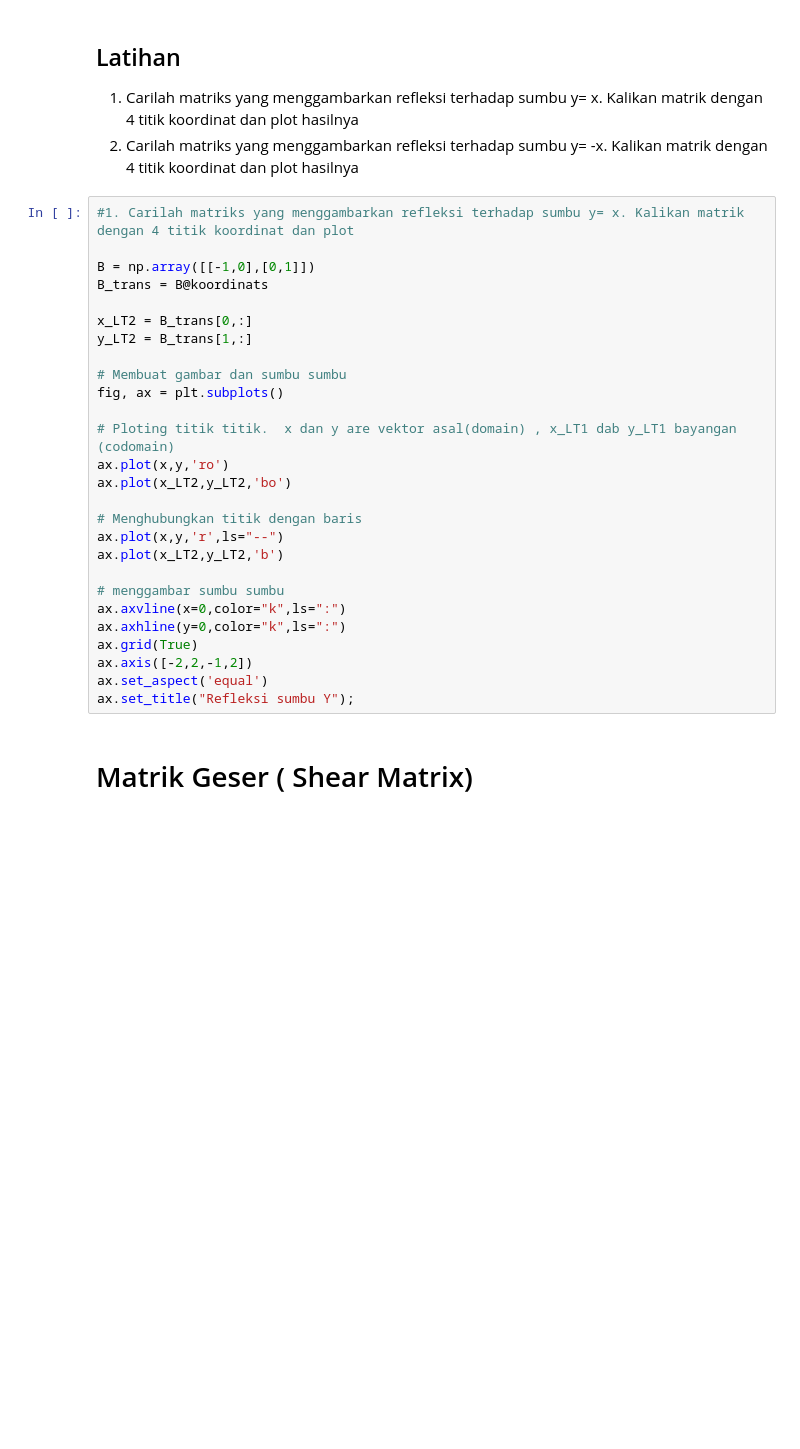
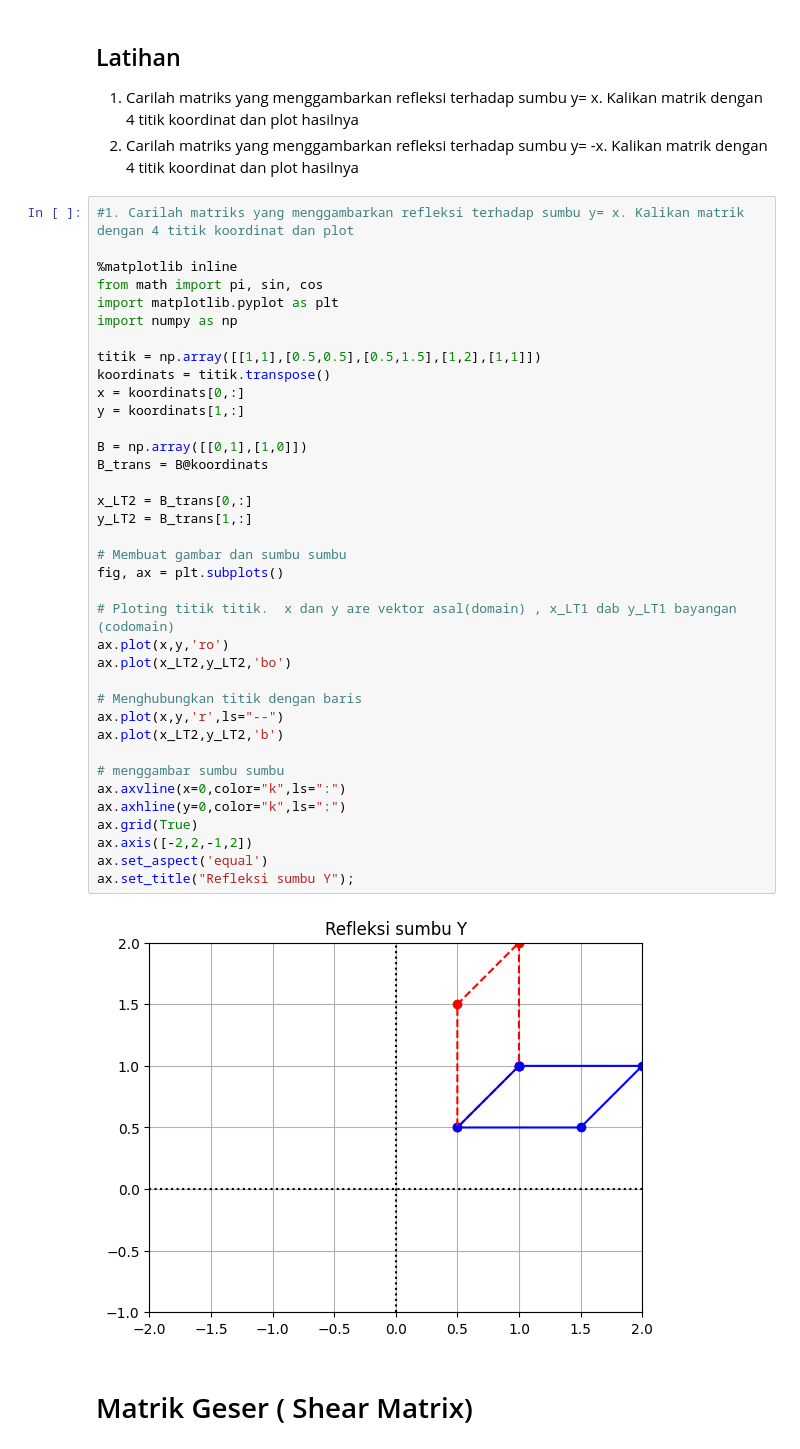
Before and after one commit to fathulamin987/kal, a Jupyter notebook: _sources/transformasi.ipynb, the cells around one changed output. Cells and saved outputs as stored; diff of their text form; blank space fills up the shorter version.

```diff
--- a/_sources/transformasi.ipynb
+++ b/_sources/transformasi.ipynb
@@ -183,30 +183,42 @@ plt.show()
 # %%
 #1. Carilah matriks yang menggambarkan refleksi terhadap sumbu y= x. Kalikan matrik dengan 4 titik koordinat dan plot
 
-B = np.array([[-1,0],[0,1]])
+%matplotlib inline
+from math import pi, sin, cos
+import matplotlib.pyplot as plt
+import numpy as np
+
+titik = np.array([[1,1],[0.5,0.5],[0.5,1.5],[1,2],[1,1]])
+koordinats = titik.transpose()
+x = koordinats[0,:]
+y = koordinats[1,:]
+
+B = np.array([[0,1],[1,0]])
 B_trans = B@koordinats
 
 x_LT2 = B_trans[0,:]
 y_LT2 = B_trans[1,:]
 
 # Membuat gambar dan sumbu sumbu
 fig, ax = plt.subplots()
 
 # Ploting titik titik.  x dan y are vektor asal(domain) , x_LT1 dab y_LT1 bayangan (codomain)
 ax.plot(x,y,'ro')
 ax.plot(x_LT2,y_LT2,'bo')
 
 # Menghubungkan titik dengan baris
 ax.plot(x,y,'r',ls="--")
 ax.plot(x_LT2,y_LT2,'b')
 
 # menggambar sumbu sumbu
 ax.axvline(x=0,color="k",ls=":")
 ax.axhline(y=0,color="k",ls=":")
 ax.grid(True)
 ax.axis([-2,2,-1,2])
 ax.set_aspect('equal')
 ax.set_title("Refleksi sumbu Y");
+# %% [output]
+[figure, added]
 # %% [markdown]
 # Matrik Geser ( Shear Matrix)
 # %% [markdown]
```
Also changed, not shown: 2 other files.
